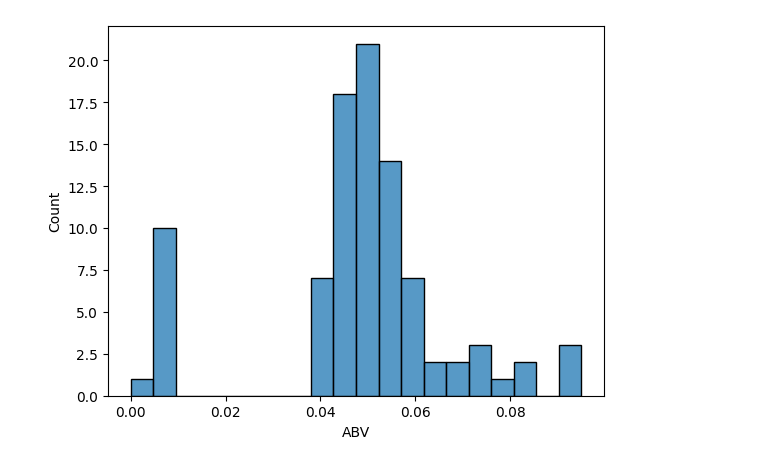
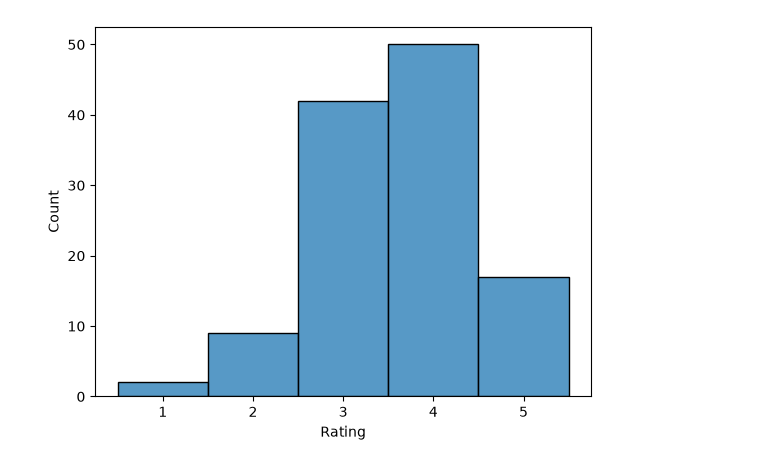
Before and after one commit to 80dono/beer, a Jupyter notebook: beer.ipynb, the cells around one changed output. Saved outputs shown, nothing was run; the diff lists cells and outputs as text; code cells hidden in the pictures.

```diff
--- a/beer.ipynb
+++ b/beer.ipynb
@@ -32,8 +17,9 @@ df.head()
 | 4 | Upside Dawn | Athletic Brewing Company | Lager (Golden) | 0.005 | 25 | 45 | 10.0 | 5 | Refreshing hint of bitterness, gl... | Lager | ... |
-# %%
-sns.histplot(x=df["ABV"]);
-# %% [output]
-[figure, removed]
+# %%
+# Distribution of ratings
+sns.histplot(x=df["Rating"], discrete=True);
+# %% [output]
+[figure, added]
 # %%
 sns.histplot(x=df["IBU"]);
 # %% [output]
```
Also changed, not shown: parts of 10 cells of this notebook, 3 other files.
